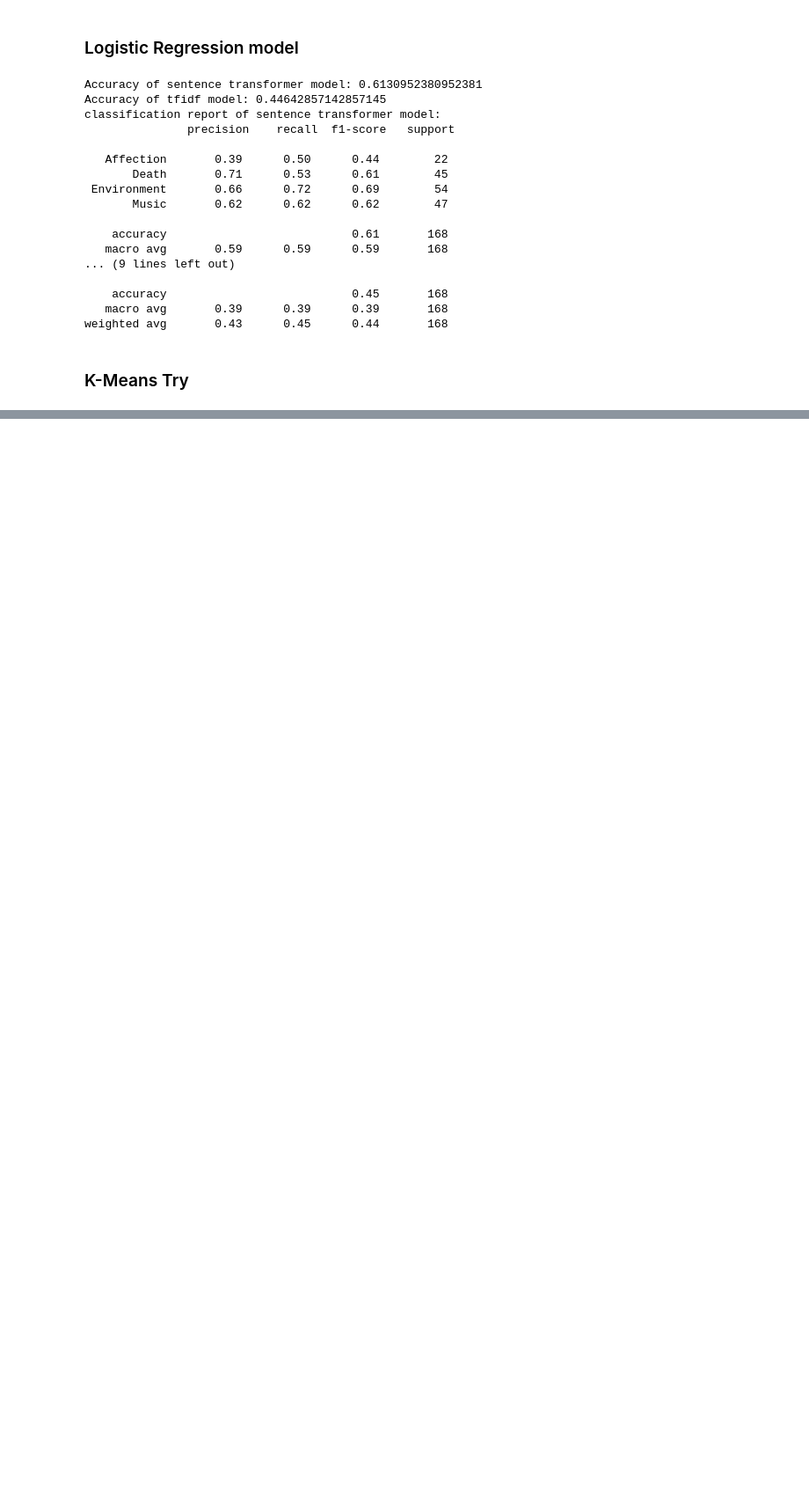
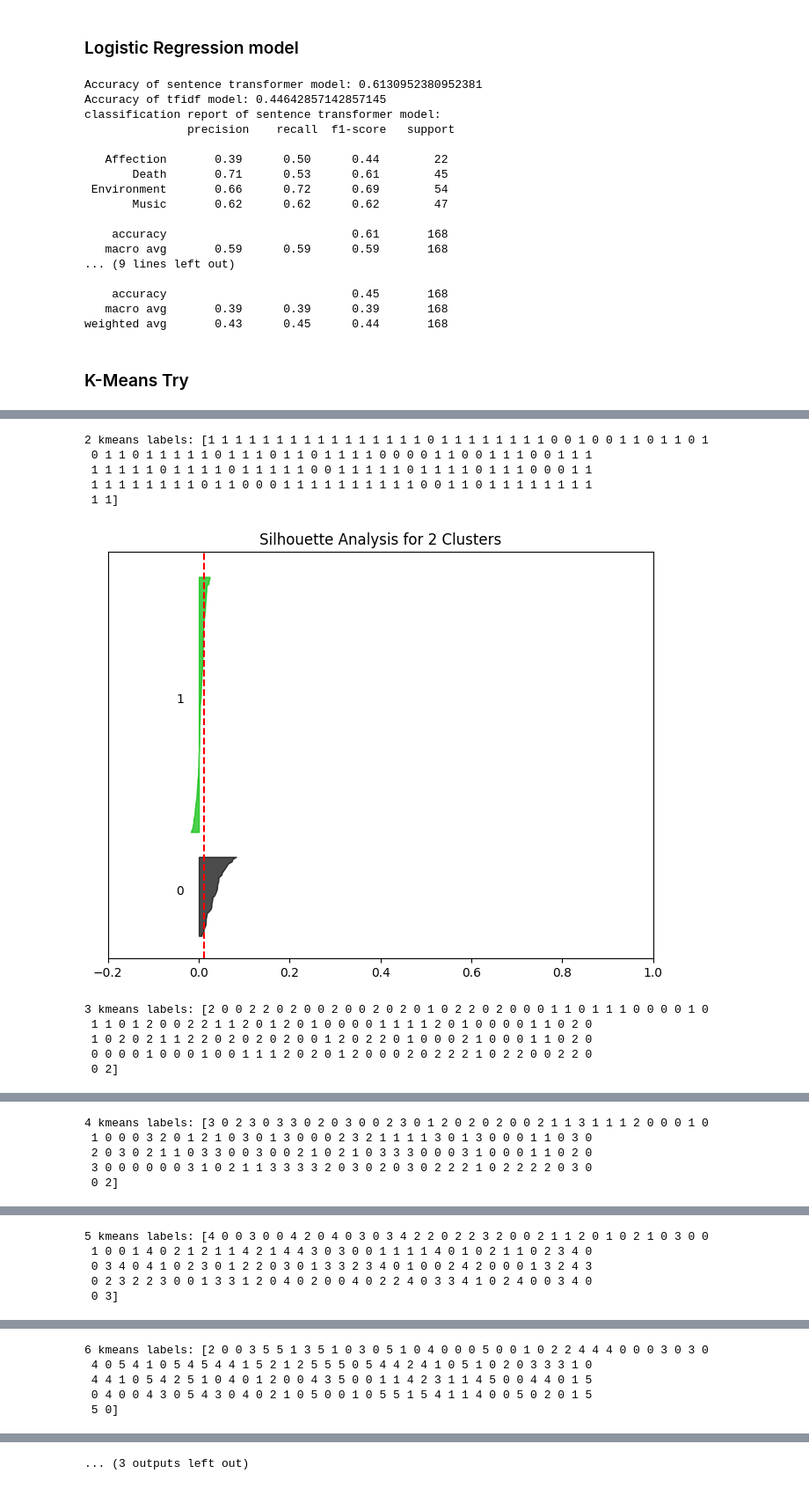
Before and after one commit to arjunprakash027/poem-classification-nlp, a Jupyter notebook: classify.ipynb, the cells around one changed output, grey strips where cells are left out. Shown at 88% size. Cells and saved outputs as stored; diff of their text form; code cells hidden in the pictures; blank space fills up the shorter version.

Commit message:
kmeans

```diff
--- a/classify.ipynb
+++ b/classify.ipynb
@@ -159,0 +247,16 @@ final_df.T.nlargest(5,0)
+# %%
+def run_Kmeans(max_k,data):
+    max_k+=1
+    kmeans_result = dict()
+    for k in range(2,max_k):
+        kmeans = cluster.KMeans(
+            n_clusters=k,
+            init="k-means++", #defines the initial cluster centers.
+            n_init=50,
+            tol = 0.0001,#distance from all samples to centroid should be larger than tol(tolerence)
+            random_state=1,#give reproducable results
+            algorithm="full"
+        )
+
+        kmeans_result.update({k:kmeans.fit(data)})
+    return kmeans_result
@@ -159,0 +311,3 @@ final_df.T.nlargest(5,0)
+# %%
+k = 8
+kmeans_result = run_Kmeans(k,final_df)
@@ -159,0 +324,14 @@ final_df.T.nlargest(5,0)
+# %%
+silhouette(kmeans_result,final_df,plot=True)
+# %% [output]
+2 kmeans labels: [1 1 1 1 1 1 1 1 1 1 1 1 1 1 1 1 0 1 1 1 1 1 1 1 1 0 0 1 0 0 1 1 0 1 1 0 1
+ 0 1 1 0 1 1 1 1 1 0 1 1 1 0 1 1 0 1 1 1 1 0 0 0 0 1 1 0 0 1 1 1 0 0 1 1 1
+ 1 1 1 1 1 0 1 1 1 1 0 1 1 1 1 1 0 0 1 1 1 1 1 0 1 1 1 1 0 1 1 1 0 0 0 1 1
+ 1 1 1 1 1 1 1 1 0 1 1 0 0 0 1 1 1 1 1 1 1 1 1 1 0 0 1 1 0 1 1 1 1 1 1 1 1
+ 1 1]
+[figure, added]
+3 kmeans labels: [2 0 0 2 2 0 2 0 0 2 0 0 2 0 2 0 1 0 2 2 0 2 0 0 0 1 1 0 1 1 1 0 0 0 0 1 0
+ 1 1 0 1 2 0 0 2 2 1 1 2 0 1 2 0 1 0 0 0 0 1 1 1 1 2 0 1 0 0 0 0 1 1 0 2 0
+ 1 0 2 0 2 1 1 2 2 0 2 0 2 0 2 0 0 1 2 0 2 2 0 1 0 0 0 2 1 0 0 0 1 1 0 2 0
+ 0 0 0 0 1 0 0 0 1 0 0 1 1 1 2 0 2 0 1 2 0 0 0 2 0 2 2 2 1 0 2 2 0 0 2 2 0
+ 0 2]
@@ -159,0 +339,5 @@ final_df.T.nlargest(5,0)
+4 kmeans labels: [3 0 2 3 0 3 3 0 2 0 3 0 0 2 3 0 1 2 0 2 0 2 0 0 2 1 1 3 1 1 1 2 0 0 0 1 0
+ 1 0 0 0 3 2 0 1 2 1 0 3 0 1 3 0 0 0 2 3 2 1 1 1 1 3 0 1 3 0 0 0 1 1 0 3 0
+ 2 0 3 0 2 1 1 0 3 3 0 0 3 0 0 2 1 0 2 1 0 3 3 3 0 0 0 3 1 0 0 0 1 1 0 2 0
+ 3 0 0 0 0 0 0 3 1 0 2 1 1 3 3 3 3 2 0 3 0 2 0 3 0 2 2 2 1 0 2 2 2 2 0 3 0
+ 0 2]
@@ -159,0 +345,5 @@ final_df.T.nlargest(5,0)
+5 kmeans labels: [4 0 0 3 0 0 4 2 0 4 0 3 0 3 4 2 2 0 2 2 3 2 0 0 2 1 1 2 0 1 0 2 1 0 3 0 0
+ 1 0 0 1 4 0 2 1 2 1 1 4 2 1 4 4 3 0 3 0 0 1 1 1 1 4 0 1 0 2 1 1 0 2 3 4 0
+ 0 3 4 0 4 1 0 2 3 0 1 2 2 0 3 0 1 3 3 2 3 4 0 1 0 0 2 4 2 0 0 0 1 3 2 4 3
+ 0 2 3 2 2 3 0 0 1 3 3 1 2 0 4 0 2 0 0 4 0 2 2 4 0 3 3 4 1 0 2 4 0 0 3 4 0
+ 0 3]
@@ -159,0 +351,5 @@ final_df.T.nlargest(5,0)
+6 kmeans labels: [2 0 0 3 5 5 1 3 5 1 0 3 0 5 1 0 4 0 0 0 5 0 0 1 0 2 2 4 4 4 0 0 0 3 0 3 0
+ 4 0 5 4 1 0 5 4 5 4 4 1 5 2 1 2 5 5 5 0 5 4 4 2 4 1 0 5 1 0 2 0 3 3 3 1 0
+ 4 4 1 0 5 4 2 5 1 0 4 0 1 2 0 0 4 3 5 0 0 1 1 4 2 3 1 1 4 5 0 0 4 4 0 1 5
+ 0 4 0 0 4 3 0 5 4 3 0 4 0 2 1 0 5 0 0 1 0 5 5 1 5 4 1 1 4 0 0 5 0 2 0 1 5
+ 5 0]
@@ -159,0 +363 @@ final_df.T.nlargest(5,0)
+... (3 outputs left out)
```
Also changed, not shown: parts of 17 cells of this notebook.
